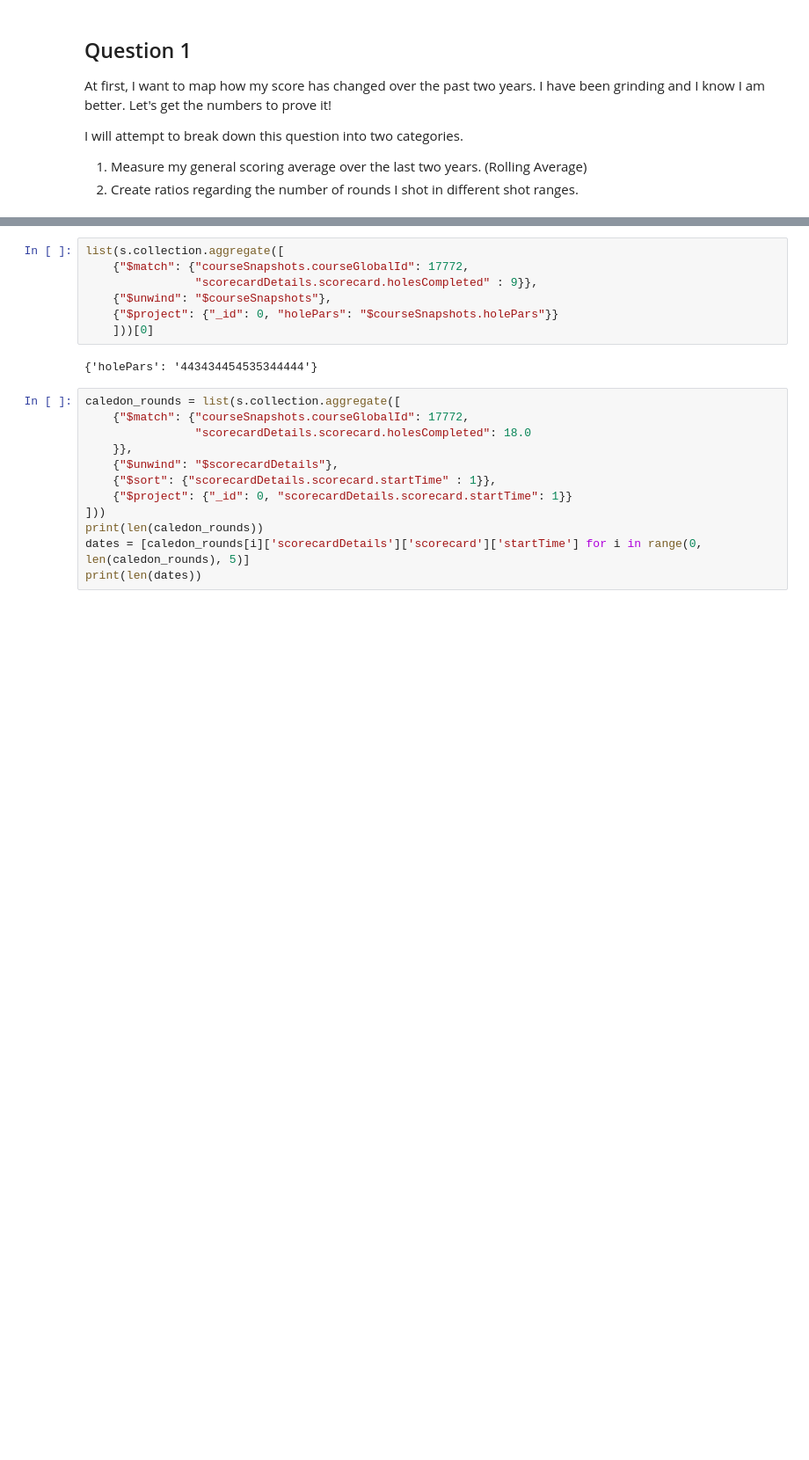
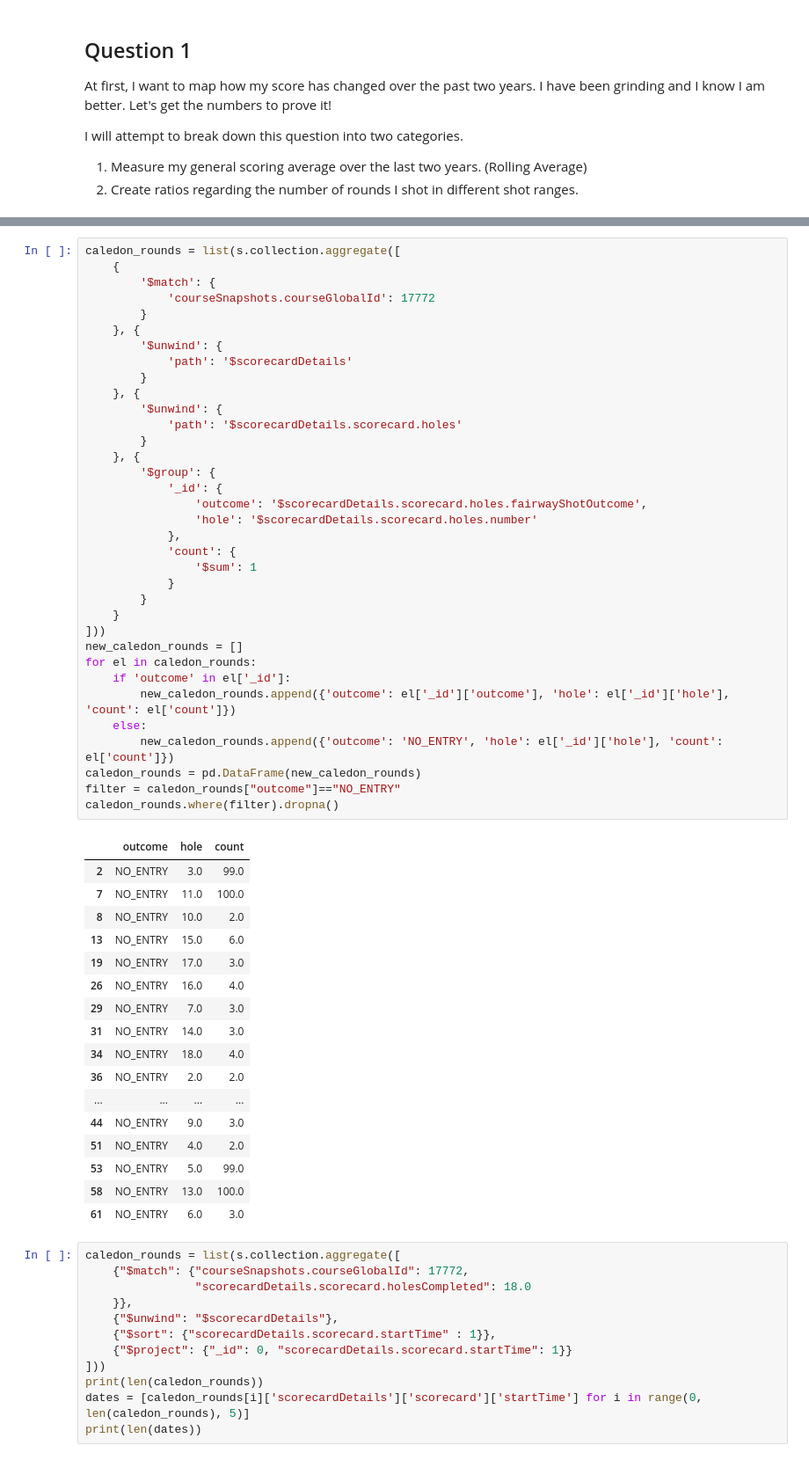
Before and after one commit to michaelkrakovsky/My_Golf_Journey, a Jupyter notebook: src/bin/performance_stories/Caledon_Woods.ipynb, the cells around one changed output, grey strips where cells are left out. Shown at 88% size. Cells and saved outputs as stored; diff of their text form; blank space fills up the shorter version.

Commit message:
New: Calculating Fairways Hit

```diff
--- a/src/bin/performance_stories/Caledon_Woods.ipynb
+++ b/src/bin/performance_stories/Caledon_Woods.ipynb
@@ -64,12 +48,56 @@ df
-# %%
-list(s.collection.aggregate([
-	{"$match": {"courseSnapshots.courseGlobalId": 17772,
-		        "scorecardDetails.scorecard.holesCompleted" : 9}},
-	{"$unwind": "$courseSnapshots"},
-	{"$project": {"_id": 0, "holePars": "$courseSnapshots.holePars"}}
-	]))[0]
-# %% [output]
-{'holePars': '443434454535344444'}
+# %%
+caledon_rounds = list(s.collection.aggregate([
+    {
+        '$match': {
+            'courseSnapshots.courseGlobalId': 17772
+        }
+    }, {
+        '$unwind': {
+            'path': '$scorecardDetails'
+        }
+    }, {
+        '$unwind': {
+            'path': '$scorecardDetails.scorecard.holes'
+        }
+    }, {
+        '$group': {
+            '_id': {
+                'outcome': '$scorecardDetails.scorecard.holes.fairwayShotOutcome',
+                'hole': '$scorecardDetails.scorecard.holes.number'
+            },
+            'count': {
+                '$sum': 1
+            }
+        }
+    }
+]))
+new_caledon_rounds = []
+for el in caledon_rounds:
+    if 'outcome' in el['_id']:
+        new_caledon_rounds.append({'outcome': el['_id']['outcome'], 'hole': el['_id']['hole'], 'count': el['count']})
+    else:
+        new_caledon_rounds.append({'outcome': 'NO_ENTRY', 'hole': el['_id']['hole'], 'count': el['count']})
+caledon_rounds = pd.DataFrame(new_caledon_rounds)
+filter = caledon_rounds["outcome"]=="NO_ENTRY"
+caledon_rounds.where(filter).dropna()
+# %% [output]
+|  | outcome | hole | count |
+| 2 | NO_ENTRY | 3.0 | 99.0 |
+| 7 | NO_ENTRY | 11.0 | 100.0 |
+| 8 | NO_ENTRY | 10.0 | 2.0 |
+| 13 | NO_ENTRY | 15.0 | 6.0 |
+| 19 | NO_ENTRY | 17.0 | 3.0 |
+| 26 | NO_ENTRY | 16.0 | 4.0 |
+| 29 | NO_ENTRY | 7.0 | 3.0 |
+| 31 | NO_ENTRY | 14.0 | 3.0 |
+| 34 | NO_ENTRY | 18.0 | 4.0 |
+| 36 | NO_ENTRY | 2.0 | 2.0 |
+| ... | ... | ... | ... |
+| 44 | NO_ENTRY | 9.0 | 3.0 |
+| 51 | NO_ENTRY | 4.0 | 2.0 |
+| 53 | NO_ENTRY | 5.0 | 99.0 |
+| 58 | NO_ENTRY | 13.0 | 100.0 |
+| 61 | NO_ENTRY | 6.0 | 3.0 |
 # %%
 caledon_rounds = list(s.collection.aggregate([
     {"$match": {"courseSnapshots.courseGlobalId": 17772,
```
Also changed, not shown: parts of 3 cells of this notebook.
